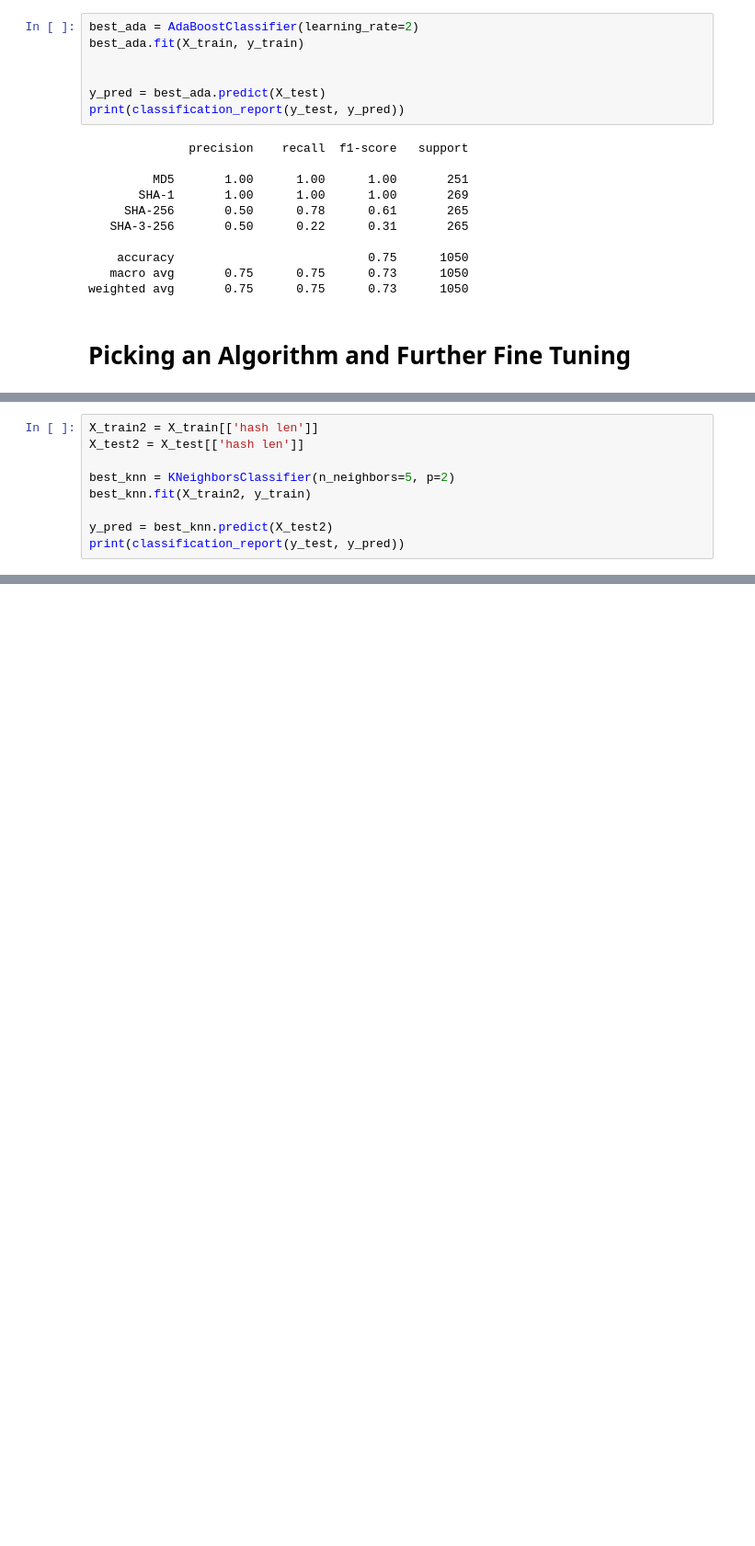
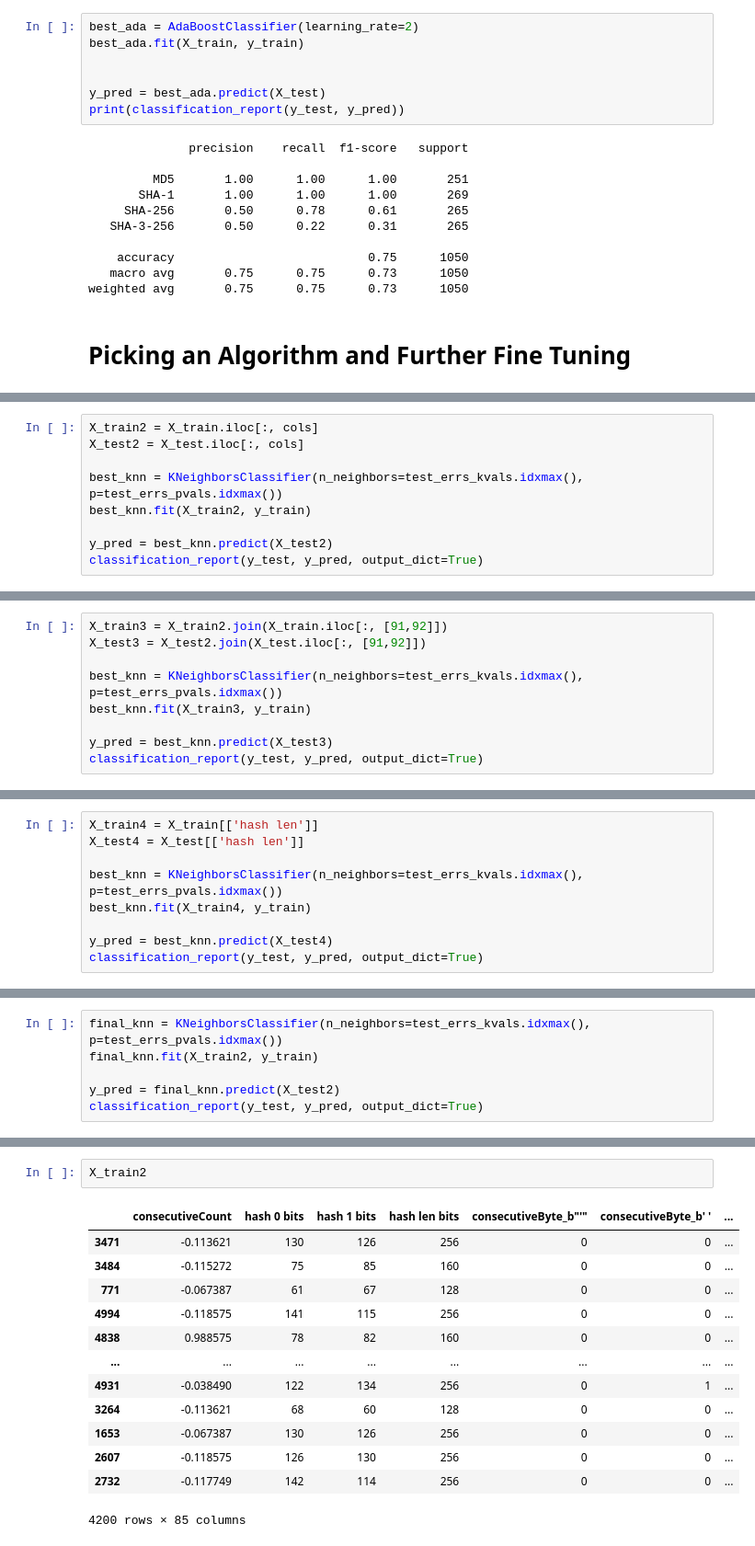
Before and after one commit to John-Blodgett/CSC466-Project, a Jupyter notebook: Machine Learning.ipynb, the cells around one changed output, grey strips where cells are left out. Shown: that part at 92% size. Drawn from its saved outputs; the diff is of its cells as text; blank space fills up the shorter version.

Commit message:
finalized model (and some insights) pushed

```diff
--- a/Machine Learning.ipynb
+++ b/Machine Learning.ipynb
@@ -594,9 +723,9 @@ dtype: float64
 # %%
-X_train2 = X_train[['hash len']]
-X_test2 = X_test[['hash len']]
+X_train2 = X_train.iloc[:, cols]
+X_test2 = X_test.iloc[:, cols]
 
-best_knn = KNeighborsClassifier(n_neighbors=5, p=2)
+best_knn = KNeighborsClassifier(n_neighbors=test_errs_kvals.idxmax(), p=test_errs_pvals.idxmax())
 best_knn.fit(X_train2, y_train)
 
 y_pred = best_knn.predict(X_test2)
-print(classification_report(y_test, y_pred))
+classification_report(y_test, y_pred, output_dict=True)
@@ -602,0 +771,9 @@ print(classification_report(y_test, y_pred))
+# %%
+X_train3 = X_train2.join(X_train.iloc[:, [91,92]])
+X_test3 = X_test2.join(X_test.iloc[:, [91,92]])
+
+best_knn = KNeighborsClassifier(n_neighbors=test_errs_kvals.idxmax(), p=test_errs_pvals.idxmax())
+best_knn.fit(X_train3, y_train)
+
+y_pred = best_knn.predict(X_test3)
+classification_report(y_test, y_pred, output_dict=True)
@@ -602,0 +800,9 @@ print(classification_report(y_test, y_pred))
+# %%
+X_train4 = X_train[['hash len']]
+X_test4 = X_test[['hash len']]
+
+best_knn = KNeighborsClassifier(n_neighbors=test_errs_kvals.idxmax(), p=test_errs_pvals.idxmax())
+best_knn.fit(X_train4, y_train)
+
+y_pred = best_knn.predict(X_test4)
+classification_report(y_test, y_pred, output_dict=True)
@@ -602,0 +833,6 @@ print(classification_report(y_test, y_pred))
+# %%
+final_knn = KNeighborsClassifier(n_neighbors=test_errs_kvals.idxmax(), p=test_errs_pvals.idxmax())
+final_knn.fit(X_train2, y_train)
+
+y_pred = final_knn.predict(X_test2)
+classification_report(y_test, y_pred, output_dict=True)
@@ -602,0 +867,16 @@ print(classification_report(y_test, y_pred))
+# %%
+X_train2
+# %% [output]
+|  | consecutiveCount | hash 0 bits | hash 1 bits | hash len bits | consecutiveByte_b"'" | consecutiveByte_b' ' | ... |
+| 3471 | -0.113621 | 130 | 126 | 256 | 0 | 0 | ... |
+| 3484 | -0.115272 | 75 | 85 | 160 | 0 | 0 | ... |
+| 771 | -0.067387 | 61 | 67 | 128 | 0 | 0 | ... |
+| 4994 | -0.118575 | 141 | 115 | 256 | 0 | 0 | ... |
+| 4838 | 0.988575 | 78 | 82 | 160 | 0 | 0 | ... |
+| ... | ... | ... | ... | ... | ... | ... | ... |
+| 4931 | -0.038490 | 122 | 134 | 256 | 0 | 1 | ... |
+| 3264 | -0.113621 | 68 | 60 | 128 | 0 | 0 | ... |
+| 1653 | -0.067387 | 130 | 126 | 256 | 0 | 0 | ... |
+| 2607 | -0.118575 | 126 | 130 | 256 | 0 | 0 | ... |
+| 2732 | -0.117749 | 142 | 114 | 256 | 0 | 0 | ... |
+4200 rows × 85 columns
```
Also changed, not shown: parts of 34 cells of this notebook.
